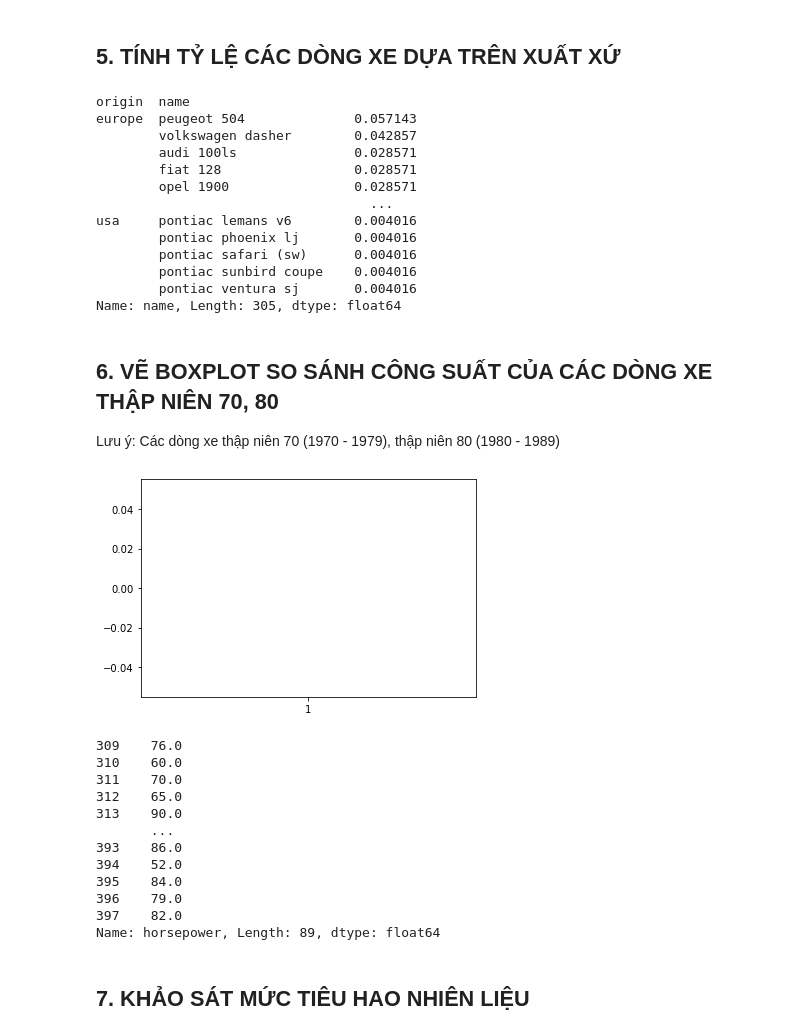
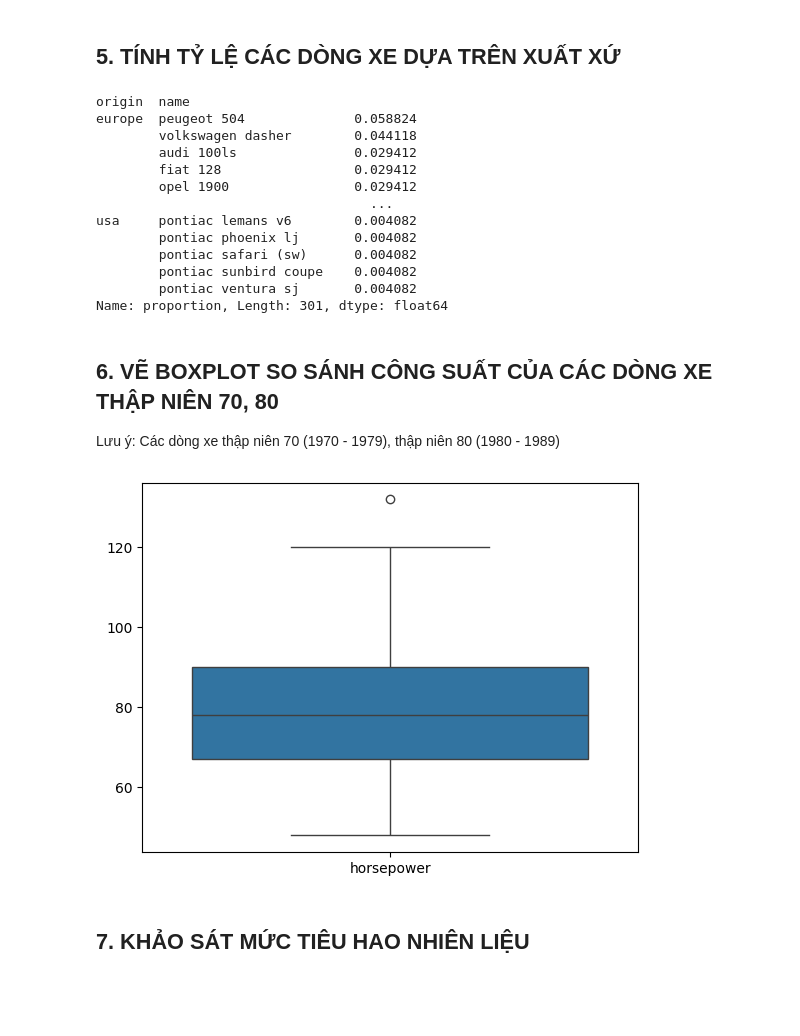
Before and after one commit to tnphat203/Thong-Ke-May-Tinh-Va-Ung-Dung, a Jupyter notebook: midterm-practice/mpg_ex.ipynb, the cells around one changed output. Cells and saved outputs as stored; diff of their text form; code cells hidden in the pictures; blank space fills up the shorter version.

```diff
--- a/midterm-practice/mpg_ex.ipynb
+++ b/midterm-practice/mpg_ex.ipynb
@@ -55,4 +56,4 @@ dtype: int64
 # %% [markdown]
 ### 2.2 Xóa các dòng không có dữ liệu
 # %%
-POP_mpg.dropna()
+POP_mpg.dropna(inplace=True)
@@ -123,18 +110,18 @@ plt.show()
 POP_mpg.groupby('origin')['name'].value_counts(normalize=True)
 # %% [output]
 origin  name
-europe  peugeot 504              0.057143
-        volkswagen dasher        0.042857
-        audi 100ls               0.028571
-        fiat 128                 0.028571
-        opel 1900                0.028571
+europe  peugeot 504              0.058824
+        volkswagen dasher        0.044118
+        audi 100ls               0.029412
+        fiat 128                 0.029412
+        opel 1900                0.029412
                                    ...
-usa     pontiac lemans v6        0.004016
-        pontiac phoenix lj       0.004016
-        pontiac safari (sw)      0.004016
-        pontiac sunbird coupe    0.004016
-        pontiac ventura sj       0.004016
-Name: name, Length: 305, dtype: float64
+usa     pontiac lemans v6        0.004082
+        pontiac phoenix lj       0.004082
+        pontiac safari (sw)      0.004082
+        pontiac sunbird coupe    0.004082
+        pontiac ventura sj       0.004082
+Name: proportion, Length: 301, dtype: float64
 # %% [markdown]
 ## 6. VẼ BOXPLOT SO SÁNH CÔNG SUẤT CỦA CÁC DÒNG XE THẬP NIÊN 70, 80
 
@@ -142,25 +129,10 @@ Lưu ý: Các dòng xe thập niên 70 (1970 - 1979), thập niên 80 (1980 - 19
 # %%
 sample_70 = POP_mpg[(POP_mpg['model_year'] >= 70) & (POP_mpg['model_year']<80)]['horsepower']
 sample_80 = POP_mpg[(POP_mpg['model_year'] >= 80) & (POP_mpg['model_year']<90)]['horsepower']
-plt.boxplot(sample_70)
+sns.boxplot(data=[sample_70, sample_80])
 plt.show()
 # %% [output]
-[figure, old version]
+[figure, new version]
-# %%
-sample_80
-# %% [output]
-309    76.0
-310    60.0
-311    70.0
-312    65.0
-313    90.0
-       ...
-393    86.0
-394    52.0
-395    84.0
-396    79.0
-397    82.0
-Name: horsepower, Length: 89, dtype: float64
 # %% [markdown]
 ## 7. KHẢO SÁT MỨC TIÊU HAO NHIÊN LIỆU
 # %% [markdown]
```
Also changed, not shown: parts of 10 cells of this notebook, 1 other file.
